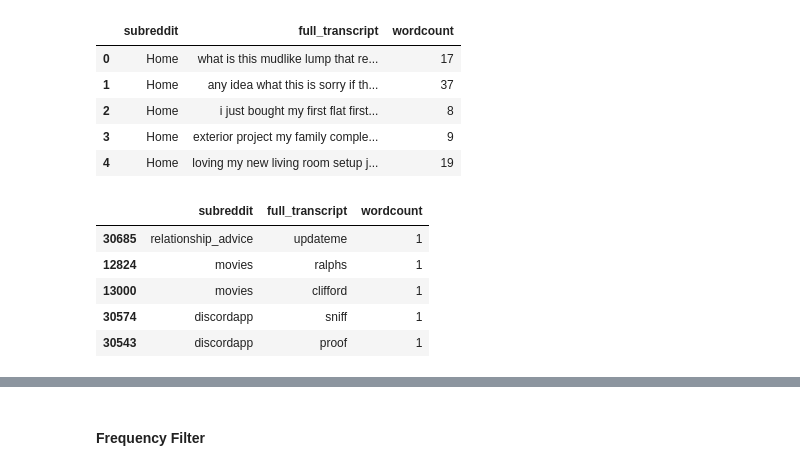
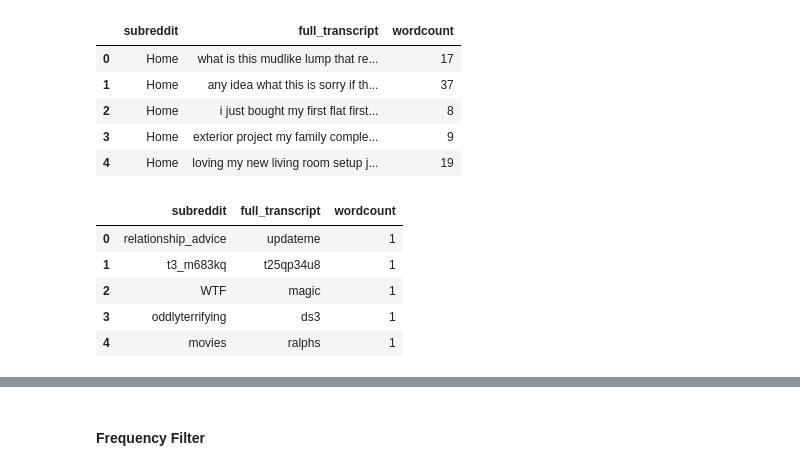
Before and after one commit to Leslieyuan988/Automatic-Classification-for-Cognitive-Engagement-in-Reddit-Discussion-Forums-using-Natural-Language, a Jupyter notebook: data_preprocessing.ipynb, the cells around one changed output, grey strips where cells are left out. Saved outputs shown, nothing was run; the diff lists cells and outputs as text; code cells hidden in the pictures.

```diff
--- a/data_preprocessing.ipynb
+++ b/data_preprocessing.ipynb
@@ -138,8 +136,9 @@ cleaned_corpus.to_csv('cleaned_corpus.csv', index=False)
 # %% [markdown]
 #### Minimum word count
 # %%
-cleaned_corpus['wordcount'] = cleaned_corpus["full_transcript"].apply(lambda x: len(x.split()))
-cleaned_corpus.head()
+wc_corpus = cleaned_corpus
+wc_corpus['wordcount'] = wc_corpus["full_transcript"].apply(lambda x: len(x.split()))
+wc_corpus.head()
 # %% [output]
 |  | subreddit | full_transcript | wordcount |
 | 0 | Home | what is this mudlike lump that re... | 17 |
@@ -148,14 +147,14 @@ cleaned_corpus.head()
 | 3 | Home | exterior project my family comple... | 9 |
 | 4 | Home | loving my new living room setup j... | 19 |
 # %%
-cleaned_corpus = cleaned_corpus[cleaned_corpus.wordcount > 0]
-cleaned_corpus = cleaned_corpus.sort_values(by=['wordcount'])
-cleaned_corpus = cleaned_corpus.drop_duplicates(subset=['full_transcript'], keep=False)
-cleaned_corpus.head()
+wc_corpus = wc_corpus[wc_corpus.wordcount > 0]
+wc_corpus = wc_corpus.sort_values(by=['wordcount'])
+wc_corpus = wc_corpus.drop_duplicates(subset=['full_transcript'], keep=False).reset_index(drop=True)
+wc_corpus.head()
 # %% [output]
 |  | subreddit | full_transcript | wordcount |
-| 30685 | relationship_advice | updateme | 1 |
-| 12824 | movies | ralphs | 1 |
-| 13000 | movies | clifford | 1 |
-| 30574 | discordapp | sniff | 1 |
-| 30543 | discordapp | proof | 1 |
+| 0 | relationship_advice | updateme | 1 |
+| 1 | t3_m683kq | t25qp34u8 | 1 |
+| 2 | WTF | magic | 1 |
+| 3 | oddlyterrifying | ds3 | 1 |
+| 4 | movies | ralphs | 1 |
```
Also changed, not shown: parts of 28 cells of this notebook, 1 other file.
